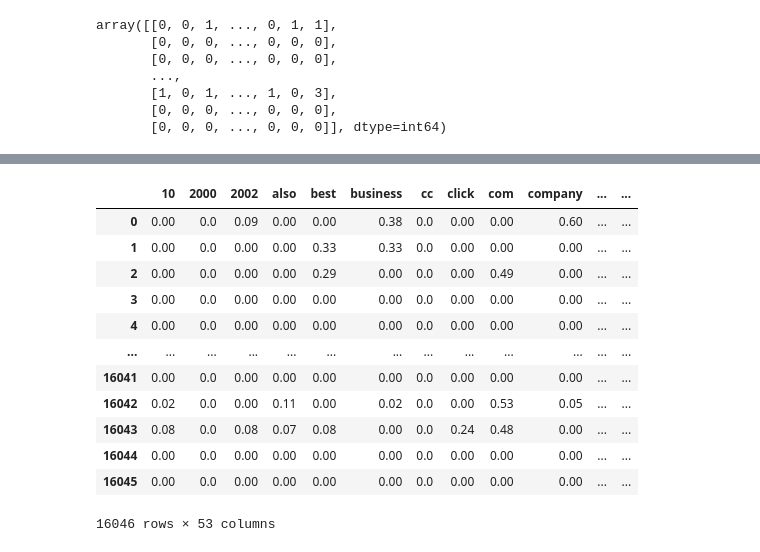
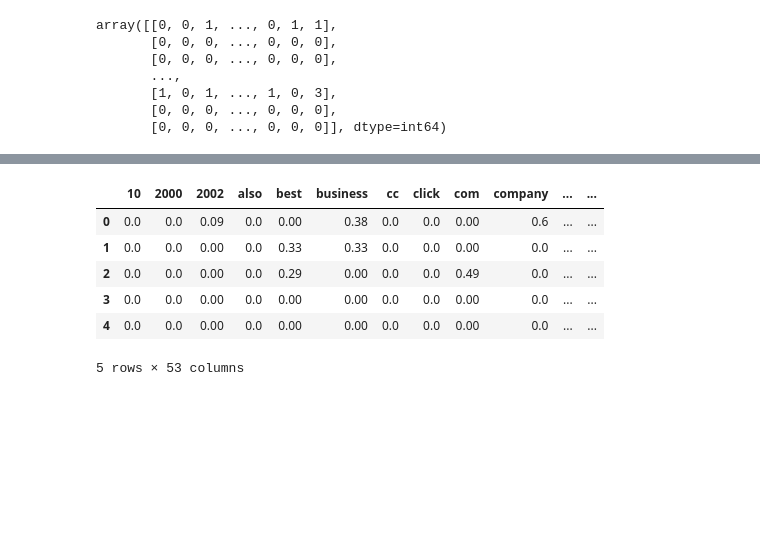
Before and after one commit to dianaxime/SDS-Lab02, a Jupyter notebook: Laboratorio02.ipynb, the cells around one changed output, grey strips where cells are left out. Cells and saved outputs as stored; diff of their text form; code cells hidden in the pictures; blank space fills up the shorter version.

```diff
--- a/Laboratorio02.ipynb
+++ b/Laboratorio02.ipynb
@@ -204,18 +202,14 @@ tv_matrix = tv.fit_transform(df_final['Body'])
 tv_matrix = tv_matrix.toarray()
 # %%
 vocabulario = tv.get_feature_names()
-pd.DataFrame(np.round(tv_matrix, 2), columns=vocabulario)
+df_tv = pd.DataFrame(np.round(tv_matrix, 2), columns=vocabulario)
-# %% [output]
-|  | 10 | 2000 | 2002 | also | best | business | cc | click | com | company | ... | ... |
-| 0 | 0.00 | 0.0 | 0.09 | 0.00 | 0.00 | 0.38 | 0.0 | 0.00 | 0.00 | 0.60 | ... | ... |
-| 1 | 0.00 | 0.0 | 0.00 | 0.00 | 0.33 | 0.33 | 0.0 | 0.00 | 0.00 | 0.00 | ... | ... |
-| 2 | 0.00 | 0.0 | 0.00 | 0.00 | 0.29 | 0.00 | 0.0 | 0.00 | 0.49 | 0.00 | ... | ... |
-| 3 | 0.00 | 0.0 | 0.00 | 0.00 | 0.00 | 0.00 | 0.0 | 0.00 | 0.00 | 0.00 | ... | ... |
-| 4 | 0.00 | 0.0 | 0.00 | 0.00 | 0.00 | 0.00 | 0.0 | 0.00 | 0.00 | 0.00 | ... | ... |
-| ... | ... | ... | ... | ... | ... | ... | ... | ... | ... | ... | ... | ... |
-| 16041 | 0.00 | 0.0 | 0.00 | 0.00 | 0.00 | 0.00 | 0.0 | 0.00 | 0.00 | 0.00 | ... | ... |
-| 16042 | 0.02 | 0.0 | 0.00 | 0.11 | 0.00 | 0.02 | 0.0 | 0.00 | 0.53 | 0.05 | ... | ... |
-| 16043 | 0.08 | 0.0 | 0.08 | 0.07 | 0.08 | 0.00 | 0.0 | 0.24 | 0.48 | 0.00 | ... | ... |
-| 16044 | 0.00 | 0.0 | 0.00 | 0.00 | 0.00 | 0.00 | 0.0 | 0.00 | 0.00 | 0.00 | ... | ... |
-| 16045 | 0.00 | 0.0 | 0.00 | 0.00 | 0.00 | 0.00 | 0.0 | 0.00 | 0.00 | 0.00 | ... | ... |
-16046 rows × 53 columns
+# %%
+df_tv.head()
+# %% [output]
+|  | 10 | 2000 | 2002 | also | best | business | cc | click | com | company | ... | ... |
+| 0 | 0.0 | 0.0 | 0.09 | 0.0 | 0.00 | 0.38 | 0.0 | 0.0 | 0.00 | 0.6 | ... | ... |
+| 1 | 0.0 | 0.0 | 0.00 | 0.0 | 0.33 | 0.33 | 0.0 | 0.0 | 0.00 | 0.0 | ... | ... |
+| 2 | 0.0 | 0.0 | 0.00 | 0.0 | 0.29 | 0.00 | 0.0 | 0.0 | 0.49 | 0.0 | ... | ... |
+| 3 | 0.0 | 0.0 | 0.00 | 0.0 | 0.00 | 0.00 | 0.0 | 0.0 | 0.00 | 0.0 | ... | ... |
+| 4 | 0.0 | 0.0 | 0.00 | 0.0 | 0.00 | 0.00 | 0.0 | 0.0 | 0.00 | 0.0 | ... | ... |
+5 rows × 53 columns
```
Also changed, not shown: parts of 7 cells of this notebook, 4 other files.
